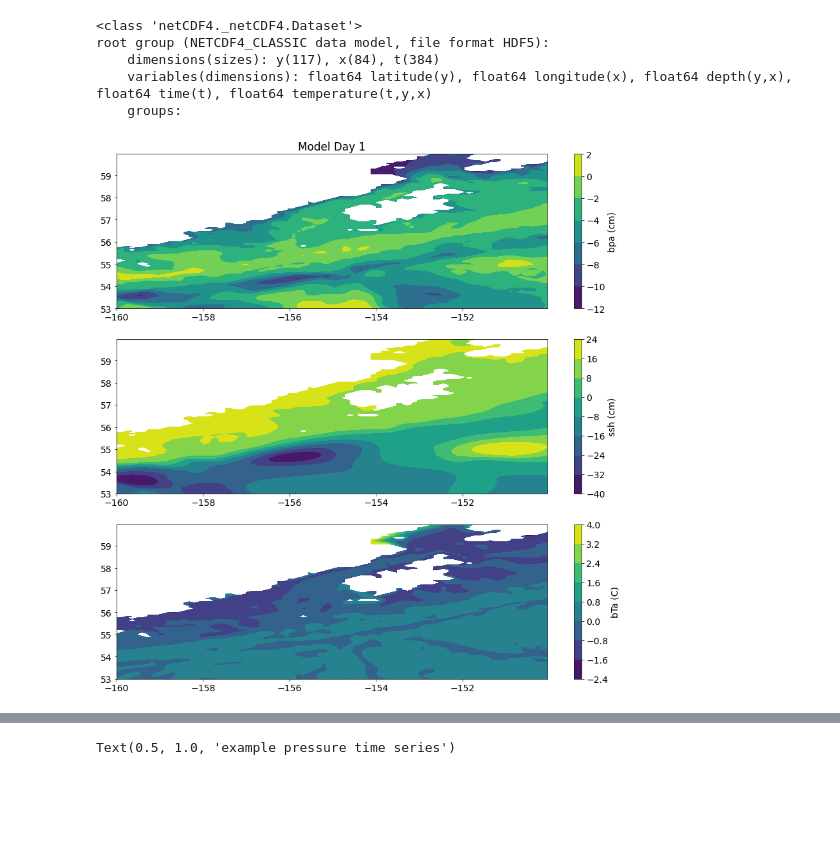
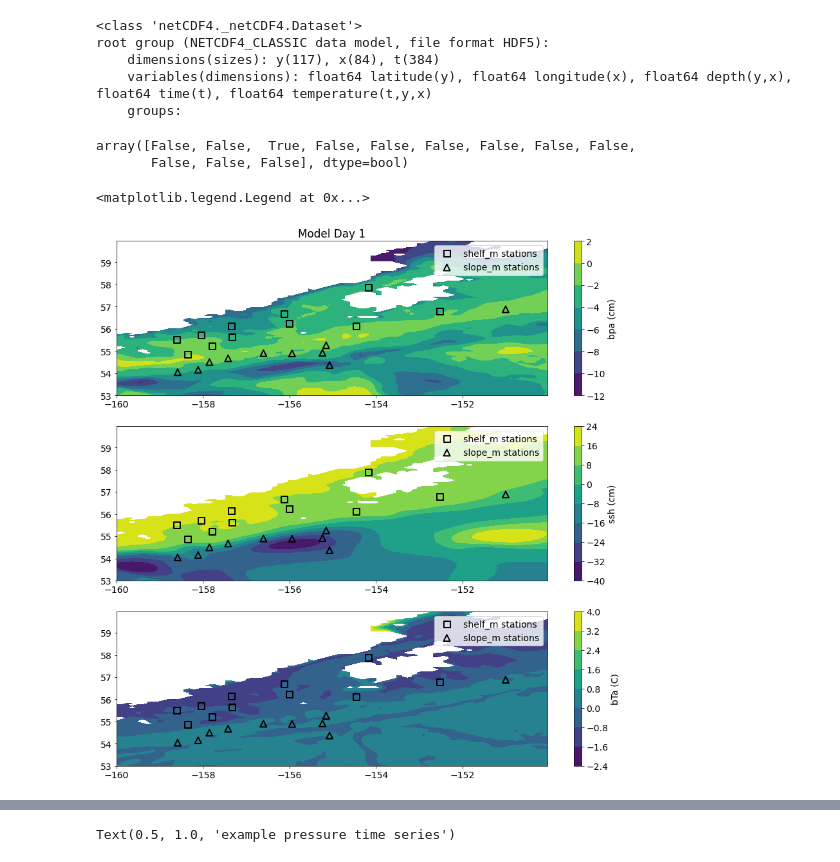
Before and after one commit to erikfred/ptz_detector, a Jupyter notebook: eddy_detector.ipynb, the cells around one changed output, grey strips where cells are left out. Drawn from its saved outputs; the diff is of its cells as text; code cells hidden in the pictures; blank space fills up the shorter version.

```diff
--- a/eddy_detector.ipynb
+++ b/eddy_detector.ipynb
@@ -111,3 +162,23 @@ root group (NETCDF4_CLASSIC data model, file format HDF5):
     dimensions(sizes): y(29), x(49), t(385)
     variables(dimensions): float64 latitude(y), float64 longitude(x), float64 time(t), float64 ssh(t,y,x)
     groups:
+# %%
+# get instrument locations and depths from pressure files
+stalat = np.empty([len(p_file_list), 1])
+stalon = np.empty([len(p_file_list), 1])
+stadep = np.empty([len(p_file_list), 1])
+for i in range(len(p_file_list)):
+    temp = nc.Dataset('data/p_daily/' + p_file_list[i])
+    stalat[i] = np.array(temp['latitude'])
+    stalon[i] = np.array(temp['longitude'])
+    stadep[i] = np.array(temp['depth'])
+
+# flatten arrays (there's probably a better way to build them in the first place...)
+stalat = stalat.flatten()
+stalon = stalon.flatten()
+stadep = stadep.flatten()
+
+# stack arrays and separate into 2, one for shelf locations and one for slope locations
+ishelf = stadep < 300
+shelf = np.stack([stalon[ishelf],stalat[ishelf],stadep[ishelf]])
+slope = np.stack([stalon[~ishelf],stalat[~ishelf],stadep[~ishelf]])
@@ -146,36 +260,63 @@ root group (NETCDF4_CLASSIC data model, file format HDF5):
     dimensions(sizes): y(117), x(84), t(384)
     variables(dimensions): float64 latitude(y), float64 longitude(x), float64 depth(y,x), float64 time(t), float64 temperature(t,y,x)
     groups:
+# %%
+# exclude instrument locations outside of model domain
+ibad1 = (shelf[0,:] < -160) | (shelf[0,:] > -150)
+ibad2 = (slope[0,:] < -160) | (slope[0,:] > -150)
+shelf_m = shelf[:,~ibad1]
+slope_m = slope[:,~ibad2]
+# %% [output]
+array([False, False,  True, False, False, False, False, False, False,
+       False, False, False], dtype=bool)
 # %%
 # make demonstrative plots
 p_mod = np.array(Pm['pressure'])
 ssh_mod = np.array(SSHm['ssh'])
 T_mod = np.array(Tm['temperature'])
 t_mod = np.array(Pm['time'])
 x_mod = np.array(Pm['longitude'])
 y_mod = np.array(Pm['latitude'])
 Xm, Ym = np.meshgrid(x_mod, y_mod)
 
 pa_mod = np.zeros((384,117,84))
 Ta_mod = np.zeros((384,117,84))
+ssha_mod = np.zeros((384,117,84))
 for i in range(84):
     for j in range(117):
         pa_mod[:,j,i] = p_mod[:,j,i] - np.mean(p_mod[:,j,i])
         Ta_mod[:,j,i] = T_mod[:,j,i] - np.mean(T_mod[:,j,i])
+        ssha_mod[:,j,i] = ssh_mod[:,j,i] - np.mean(ssh_mod[:,j,i])
 
 fig3 = plt.figure(figsize=(15, 15))
 ax3a = fig3.add_subplot(311)
 im = ax3a.contourf(Xm, Ym, pa_mod[1,:,:]*ampfac)
+ax3a.scatter(shelf_m[0,:], shelf_m[1,:], marker='s', s=100, facecolors='none', edgecolors='black', linewidths=2, \
+            label='shelf_m stations')
+ax3a.scatter(slope_m[0,:], slope_m[1,:], marker='^', s=100, facecolors='none', edgecolors='black', linewidths=2, \
+            label='slope_m stations')
 cb = fig3.colorbar(im)
 plt.title('Model Day 1')
 cb.set_label('bpa (cm)')
+ax3a.legend()
 ax3b = fig3.add_subplot(312)
 imb = ax3b.contourf(Xm, Ym, ssh_mod[1,:,:]*100)
+ax3b.scatter(shelf_m[0,:], shelf_m[1,:], marker='s', s=100, facecolors='none', edgecolors='black', linewidths=2, \
+            label='shelf_m stations')
+ax3b.scatter(slope_m[0,:], slope_m[1,:], marker='^', s=100, facecolors='none', edgecolors='black', linewidths=2, \
+            label='slope_m stations')
 cbb = fig3.colorbar(imb)
 cbb.set_label('ssh (cm)')
+ax3b.legend()
 ax3c = fig3.add_subplot(313)
 imc = ax3c.contourf(Xm, Ym, Ta_mod[1,:,:])
+ax3c.scatter(shelf_m[0,:], shelf_m[1,:], marker='s', s=100, facecolors='none', edgecolors='black', linewidths=2, \
+            label='shelf_m stations')
+ax3c.scatter(slope_m[0,:], slope_m[1,:], marker='^', s=100, facecolors='none', edgecolors='black', linewidths=2, \
+            label='slope_m stations')
 cbc = fig3.colorbar(imc)
 cbc.set_label('bTa (C)')
+ax3c.legend()
 # %% [output]
+<matplotlib.legend.Legend at 0x...>
-[figure, old version]
+[figure, new version]
```
Also changed, not shown: parts of 21 cells of this notebook.
